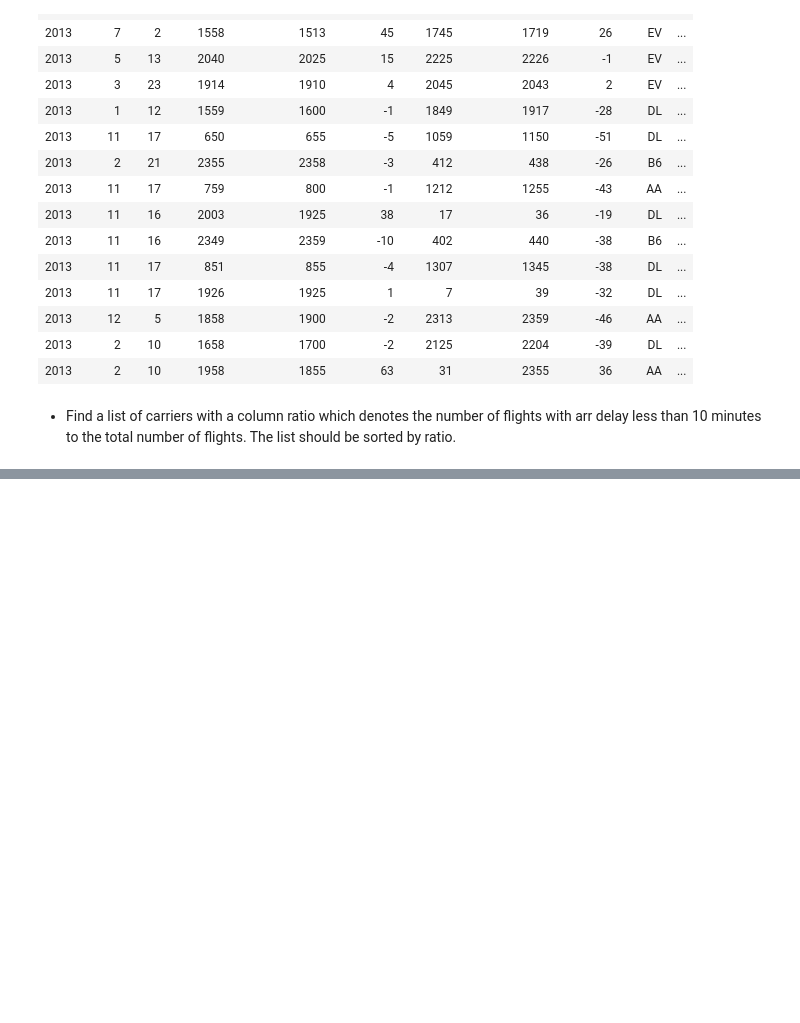
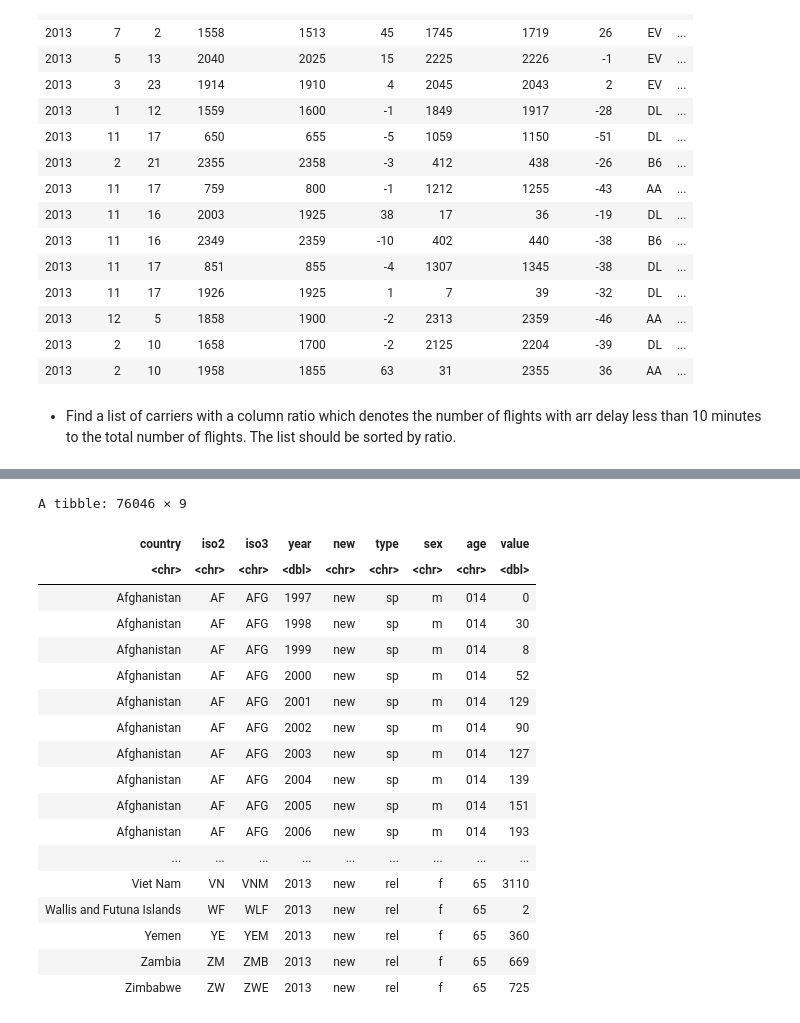
Before and after one commit to Jrana1/statistics-tutorials, a Jupyter notebook: Descriptive-Statistics/Sheet2_Solutions.ipynb, the cells around one changed output, grey strips where cells are left out. Cells and saved outputs as stored; diff of their text form; code cells hidden in the pictures; blank space fills up the shorter version.

```diff
--- a/Descriptive-Statistics/Sheet2_Solutions.ipynb
+++ b/Descriptive-Statistics/Sheet2_Solutions.ipynb
@@ -905,0 +998,3 @@ A tibble: 15 × 20
+# %%
+df<-who
+df %>% slice(1:10)
@@ -905,0 +1139,26 @@ A tibble: 15 × 20
+# %%
+df %>% gather(new_sp_m014:newrel_f65,key="key",value = "value",
+        na.rm=T) %>%
+        mutate(key=str_replace(key,"newrel","new_rel")) %>%
+        separate(col = key,into=c("new","type","sexage"),sep="_")%>%
+        separate(col=sexage,into=c("sex","age"),sep=1)
+# %% [output]
+A tibble: 76046 × 9
+| country | iso2 | iso3 | year | new | type | sex | age | value |
+| <chr> | <chr> | <chr> | <dbl> | <chr> | <chr> | <chr> | <chr> | <dbl> |
+| Afghanistan | AF | AFG | 1997 | new | sp | m | 014 | 0 |
+| Afghanistan | AF | AFG | 1998 | new | sp | m | 014 | 30 |
+| Afghanistan | AF | AFG | 1999 | new | sp | m | 014 | 8 |
+| Afghanistan | AF | AFG | 2000 | new | sp | m | 014 | 52 |
+| Afghanistan | AF | AFG | 2001 | new | sp | m | 014 | 129 |
+| Afghanistan | AF | AFG | 2002 | new | sp | m | 014 | 90 |
+| Afghanistan | AF | AFG | 2003 | new | sp | m | 014 | 127 |
+| Afghanistan | AF | AFG | 2004 | new | sp | m | 014 | 139 |
+| Afghanistan | AF | AFG | 2005 | new | sp | m | 014 | 151 |
+| Afghanistan | AF | AFG | 2006 | new | sp | m | 014 | 193 |
+| ... | ... | ... | ... | ... | ... | ... | ... | ... |
+| Viet Nam | VN | VNM | 2013 | new | rel | f | 65 | 3110 |
+| Wallis and Futuna Islands | WF | WLF | 2013 | new | rel | f | 65 | 2 |
+| Yemen | YE | YEM | 2013 | new | rel | f | 65 | 360 |
+| Zambia | ZM | ZMB | 2013 | new | rel | f | 65 | 669 |
+| Zimbabwe | ZW | ZWE | 2013 | new | rel | f | 65 | 725 |
```
Also changed, not shown: parts of 43 cells of this notebook, 1 other file.
